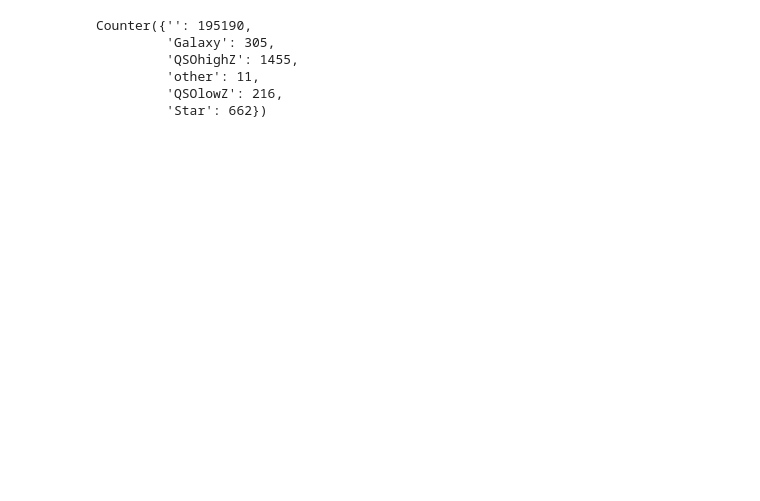
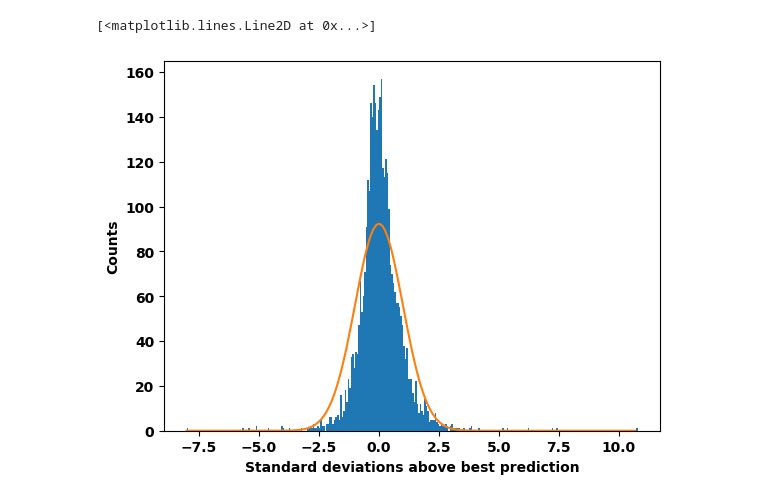
Before and after one commit to svejlgaard/high-z-qsos, a Jupyter notebook: classifier.ipynb, the cells around one changed output. Drawn from its saved outputs; the diff is of its cells as text; code cells hidden in the pictures; blank space fills up the shorter version.

```diff
--- a/classifier.ipynb
+++ b/classifier.ipynb
@@ -116,0 +141,8 @@ w3_minus_w4 = np.vstack(data['w3mpro'])-np.vstack(data['w4mpro'])
+# %%
+#Find the variance to fit for each training point
+preds_train = model.predict(X_for_z)
+variance_train = np.square(Y_for_z-preds_train)
+
+#Fit a model to the variance
+variance_model = xgb.XGBRegressor(n_estimators = 10)
+variance_model.fit(X_for_z,variance_train)
@@ -117,21 +161,21 @@ w3_minus_w4 = np.vstack(data['w3mpro'])-np.vstack(data['w4mpro'])
+# %%
+#Look at how the actual zs in the test set compare to their predicted value and variance
+predicted_variance = variance_model.predict(X_for_z_test)
+deviation = (Y_for_z_test-preds)/np.sqrt(abs(predicted_variance))
+bin_no = 300
+plt.hist(deviation,bins = bin_no)
+plt.xlabel('Standard deviations above best prediction')
+plt.ylabel('Counts')
+x_axis = np.arange(min(deviation),max(deviation),(max(deviation)-min(deviation))/200)
+plt.plot(x_axis, 3693*norm.pdf(x_axis, 0, 1)*(max(deviation)-min(deviation))/bin_no)
+# %% [output]
+[<matplotlib.lines.Line2D at 0x...>]
+[figure, added]
 # %%
-#Put the colors together to make a prediction
-X_all = np.concatenate((g,b_minus_g,g_minus_r,r_minus_i,i_minus_y,y_minus_w1,w1_minus_w2,w2_minus_w3,w3_minus_w4),axis = 1)
-
-#Assign an ostensible z for each source, assuming it is a QSO
-z_if_qso = model.predict(X_all)
-
-#Discard those sources with ostensible z above 2.5
-data = data[z_if_qso > 2.5]
-X_all = X_all[z_if_qso > 2.5]
-z_if_qso = z_if_qso[z_if_qso > 2.5]
-
-#Look at the distribution of object types
-Counter(data['objtype'])
+#Assign an ostensible z and variance for each source, assuming it is a QSO
+X_train = features_train[:,:10]
+X_test = features_test[:,:10]
+z_if_qso_train = model.predict(X_train)
+z_if_qso_test = model.predict(X_test)
+variance_if_qso_train = variance_model.predict(X_train)
+variance_if_qso_test = variance_model.predict(X_test)
-# %% [output]
-Counter({'': 195190,
-         'Galaxy': 305,
-         'QSOhighZ': 1455,
-         'other': 11,
-         'QSOlowZ': 216,
-         'Star': 662})
```
Also changed, not shown: parts of 30 cells of this notebook.
